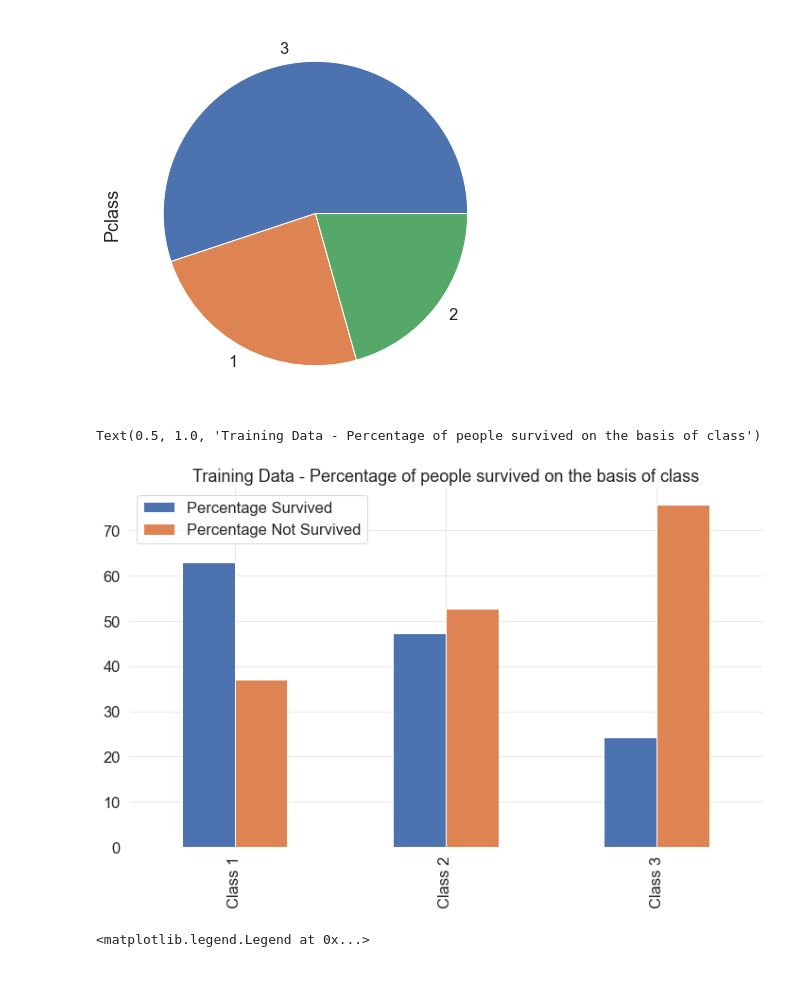
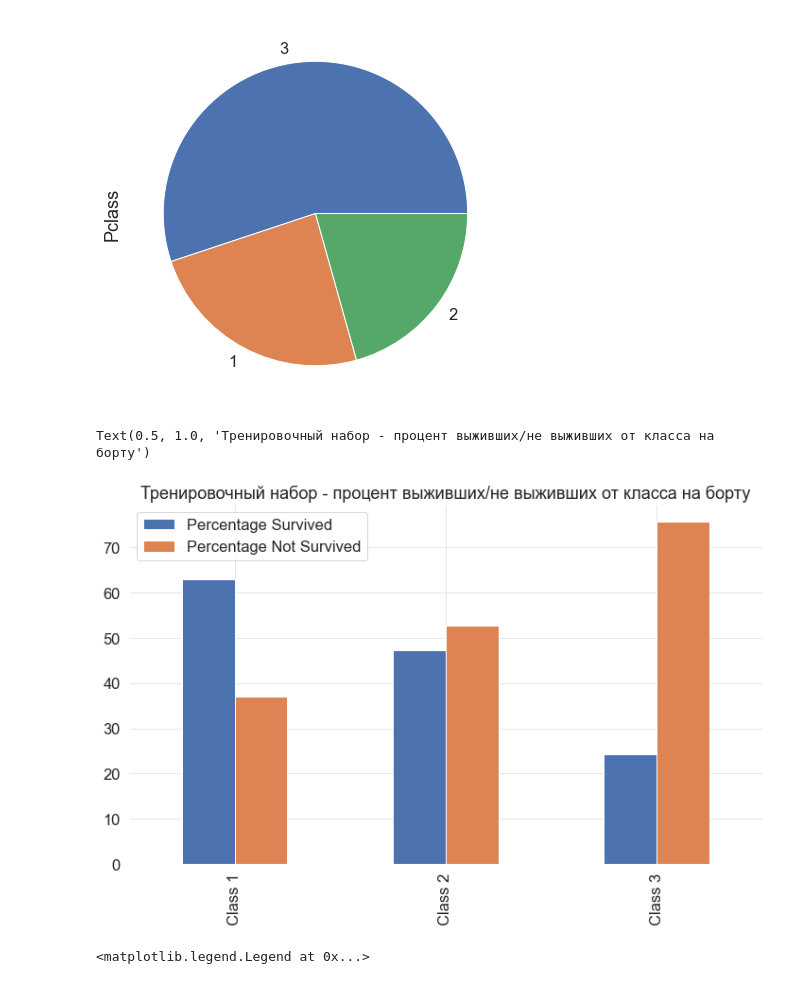
Before and after one commit to Moootya/Ml-Titanic, a Jupyter notebook: main.ipynb, the cells around one changed output. Drawn from its saved outputs; the diff is of its cells as text; code cells hidden in the pictures.

```diff
--- a/main.ipynb
+++ b/main.ipynb
@@ -142,21 +142,21 @@ pclass_3_survivor_distribution = get_percent_survivor_pclass(3)
 # %%
 pclass_perc_df = pd.DataFrame({
     "Percentage Survived": {
         "Class 1": pclass_1_survivor_distribution,
         "Class 2": pclass_2_survivor_distribution,
         "Class 3": pclass_3_survivor_distribution,
     },
     "Percentage Not Survived":{
         "Class 1": 100 - pclass_1_survivor_distribution,
         "Class 2": 100 - pclass_2_survivor_distribution,
         "Class 3": 100 - pclass_3_survivor_distribution,
     }
 })
 
-pclass_perc_df.plot.bar().set_title("Training Data - Percentage of people survived on the basis of class")
+pclass_perc_df.plot.bar().set_title("Тренировочный набор - процент выживших/не выживших от класса на борту")
 # %% [output]
-Text(0.5, 1.0, 'Training Data - Percentage of people survived on the basis of class')
+Text(0.5, 1.0, 'Тренировочный набор - процент выживших/не выживших от класса на борту')
-[figure, old version]
+[figure, new version]
 # %%
 for pcl in (1, 2, 3):
     train_data.Age[train_data.Pclass == pcl].plot(kind="kde")
```
Also changed, not shown: parts of 6 cells of this notebook.
